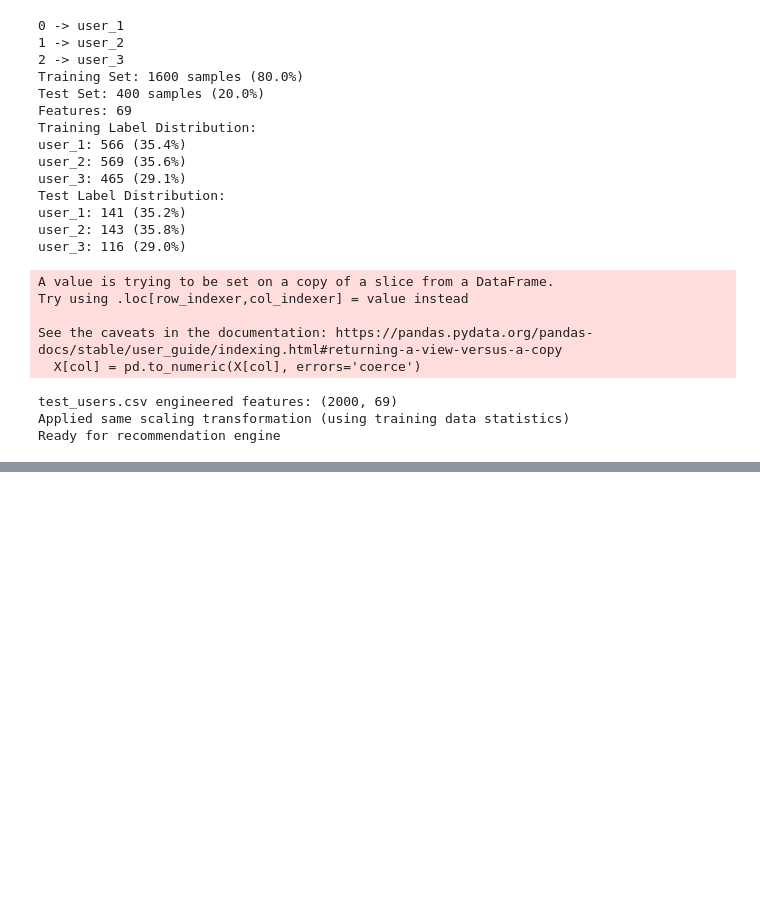
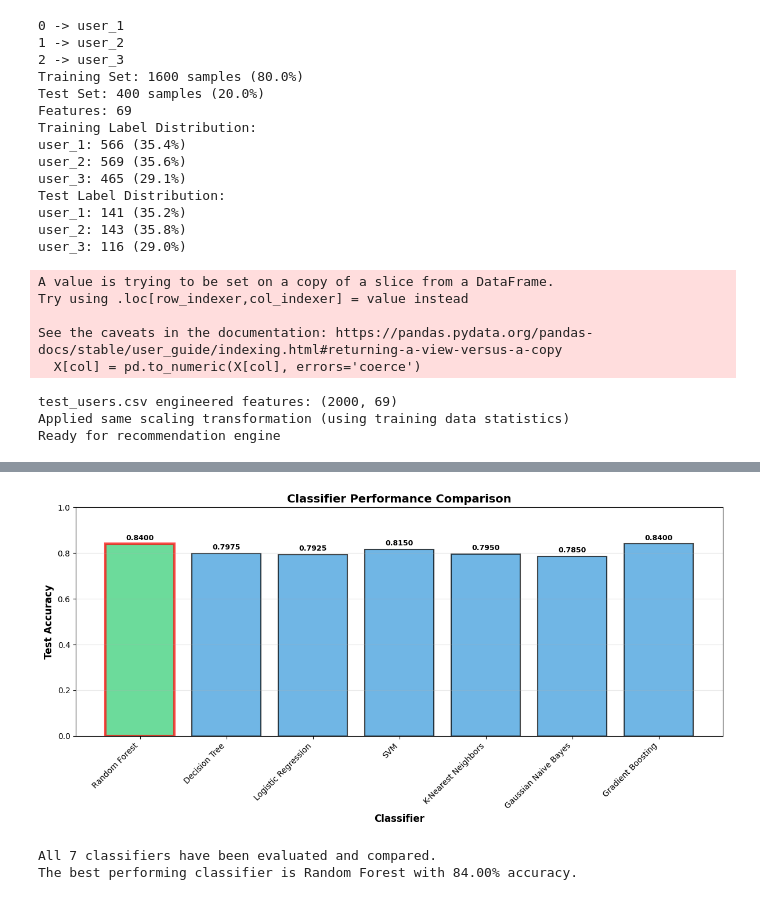
Before and after one commit to Ron252005/lab3-contextual-bandit, a Jupyter notebook: lab3_results_U20230131.ipynb, the cells around one changed output, grey strips where cells are left out. Drawn from its saved outputs; the diff is of its cells as text; code cells hidden in the pictures; blank space fills up the shorter version.

```diff
--- a/lab3_results_U20230131.ipynb
+++ b/lab3_results_U20230131.ipynb
@@ -501 +503,37 @@ print(f"\nThe confusion matrix shows that {best_classifier_name} achieves strong
 The confusion matrix shows that Random Forest achieves strong classification performance across all three user types with minimal misclassifications.
+# %%
+# Visualize classifier comparison
+classifier_names = list(results.keys())
+accuracies = [results[name]['accuracy'] for name in classifier_names]
+
+# Create bar plot
+plt.figure(figsize=(12, 6))
+colors = ['#2ecc71' if name == best_classifier_name else '#3498db' for name in classifier_names]
+bars = plt.bar(classifier_names, accuracies, color=colors, alpha=0.7, edgecolor='black', linewidth=1.5)
+
+# Highlight best classifier
+for i, name in enumerate(classifier_names):
+    if name == best_classifier_name:
+        bars[i].set_edgecolor('red')
+        bars[i].set_linewidth(3)
+
+plt.xlabel('Classifier', fontsize=12, fontweight='bold')
+plt.ylabel('Test Accuracy', fontsize=12, fontweight='bold')
+plt.title('Classifier Performance Comparison', fontsize=14, fontweight='bold')
+plt.xticks(rotation=45, ha='right')
+plt.ylim([0, 1])
+plt.grid(axis='y', alpha=0.3)
+
+# Add value labels on bars
+for i, (name, acc) in enumerate(zip(classifier_names, accuracies)):
+    plt.text(i, acc + 0.01, f'{acc:.4f}', ha='center', va='bottom', fontsize=9, fontweight='bold')
+
+plt.tight_layout()
+plt.show()
+
+print(f"\nAll {len(results)} classifiers have been evaluated and compared.")
+print(f"The best performing classifier is {best_classifier_name} with {best_accuracy*100:.2f}% accuracy.")
+# %% [output]
+[figure, added]
+All 7 classifiers have been evaluated and compared.
+The best performing classifier is Random Forest with 84.00% accuracy.
```
Also changed, not shown: parts of 7 cells of this notebook, 1 other file.
